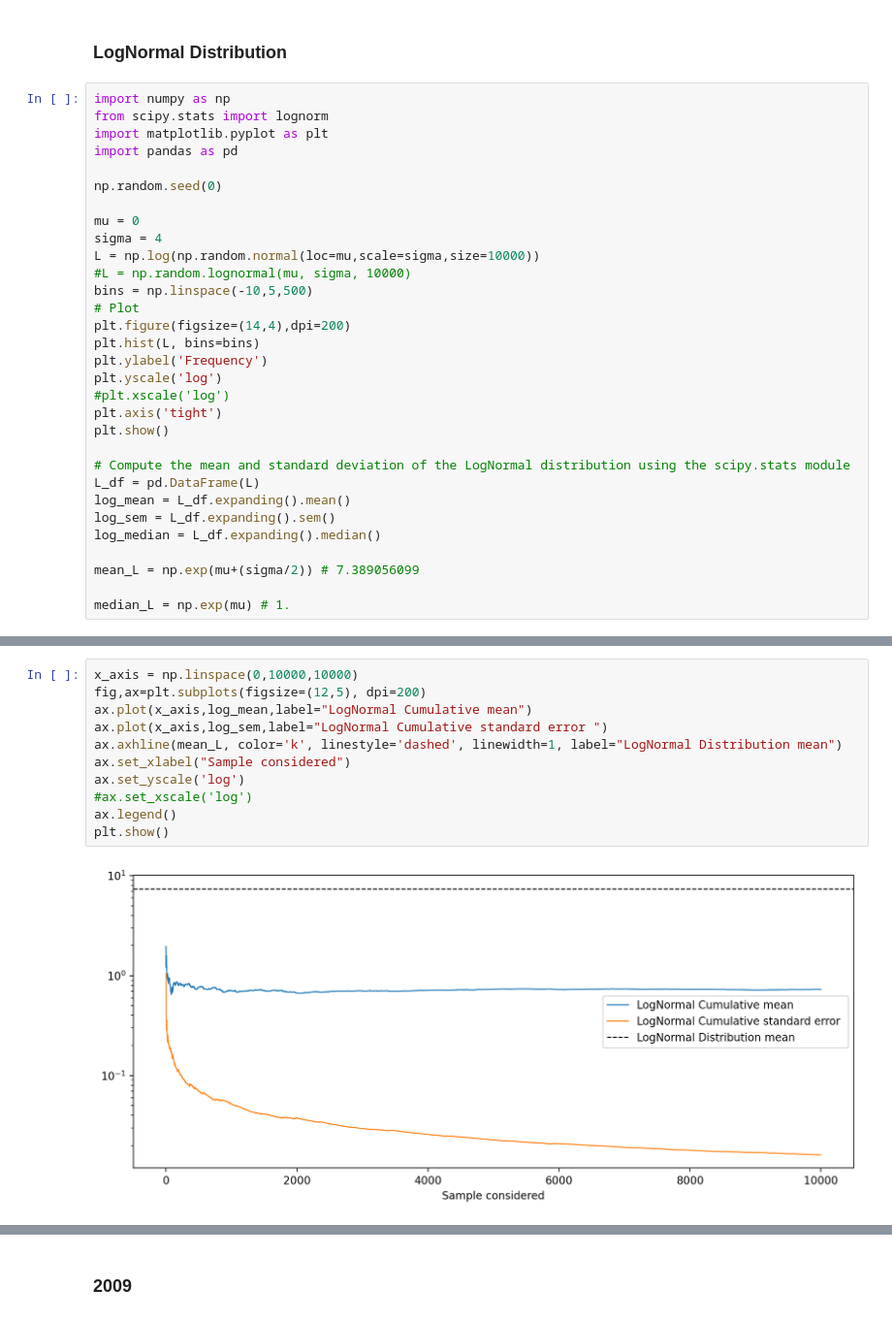
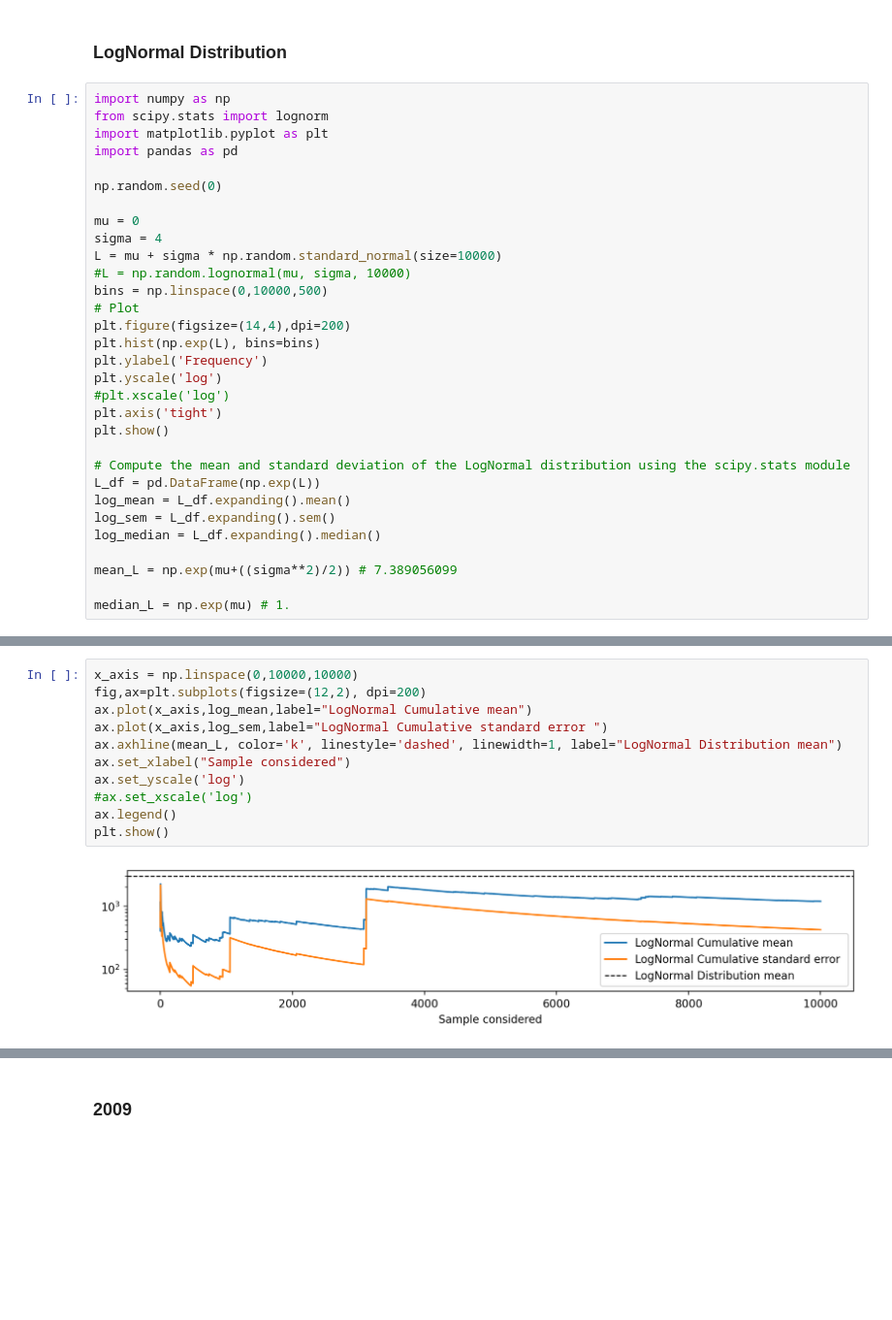
Before and after one commit to natasha0301/02467Assignment1, a Jupyter notebook: 02467 Assignment 1.ipynb, the cells around one changed output, grey strips where cells are left out. Shown at 97% size. Saved outputs shown, nothing was run; the diff lists cells and outputs as text; blank space fills up the shorter version.

```diff
--- a/02467 Assignment 1.ipynb
+++ b/02467 Assignment 1.ipynb
@@ -507,12 +507,12 @@ np.random.seed(0)
 
 mu = 0
 sigma = 4
-L = np.log(np.random.normal(loc=mu,scale=sigma,size=10000))
+L = mu + sigma * np.random.standard_normal(size=10000)
 #L = np.random.lognormal(mu, sigma, 10000)
-bins = np.linspace(-10,5,500)
+bins = np.linspace(0,10000,500)
 # Plot
 plt.figure(figsize=(14,4),dpi=200)
-plt.hist(L, bins=bins)
+plt.hist(np.exp(L), bins=bins)
 plt.ylabel('Frequency')
 plt.yscale('log')
 #plt.xscale('log')
@@ -520,12 +520,12 @@ plt.axis('tight')
 plt.show()
 
 # Compute the mean and standard deviation of the LogNormal distribution using the scipy.stats module
-L_df = pd.DataFrame(L)
+L_df = pd.DataFrame(np.exp(L))
 log_mean = L_df.expanding().mean()
 log_sem = L_df.expanding().sem()
 log_median = L_df.expanding().median()
 
-mean_L = np.exp(mu+(sigma/2)) # 7.389056099
+mean_L = np.exp(mu+((sigma**2)/2)) # 7.389056099
 
 median_L = np.exp(mu) # 1.
 # %% [output]
@@ -533,16 +533,16 @@ median_L = np.exp(mu) # 1.
 # %%
 x_axis = np.linspace(0,10000,10000)
-fig,ax=plt.subplots(figsize=(12,5), dpi=200)
+fig,ax=plt.subplots(figsize=(12,2), dpi=200)
 ax.plot(x_axis,log_mean,label="LogNormal Cumulative mean")
 ax.plot(x_axis,log_sem,label="LogNormal Cumulative standard error ")
 ax.axhline(mean_L, color='k', linestyle='dashed', linewidth=1, label="LogNormal Distribution mean")
 ax.set_xlabel("Sample considered")
 ax.set_yscale('log')
 #ax.set_xscale('log')
 ax.legend()
 plt.show()
 # %% [output]
-[figure, old version]
+[figure, new version]
 # %%
 fig,ax=plt.subplots(figsize=(8,3), dpi=200)
 ax.plot(x_axis,log_median,label="LogNormal Cumulative median ")
```
Also changed, not shown: parts of 2 cells of this notebook.
